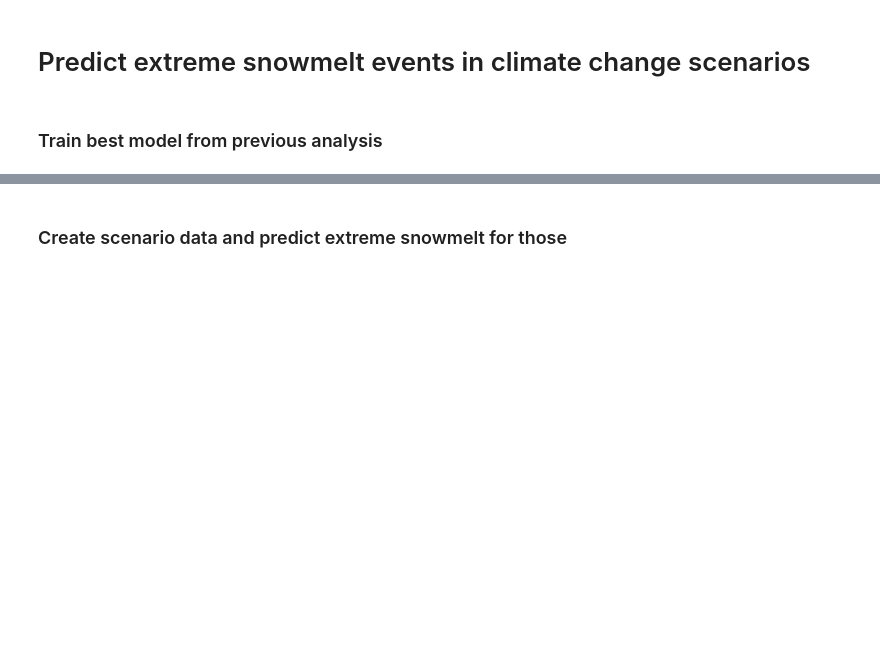
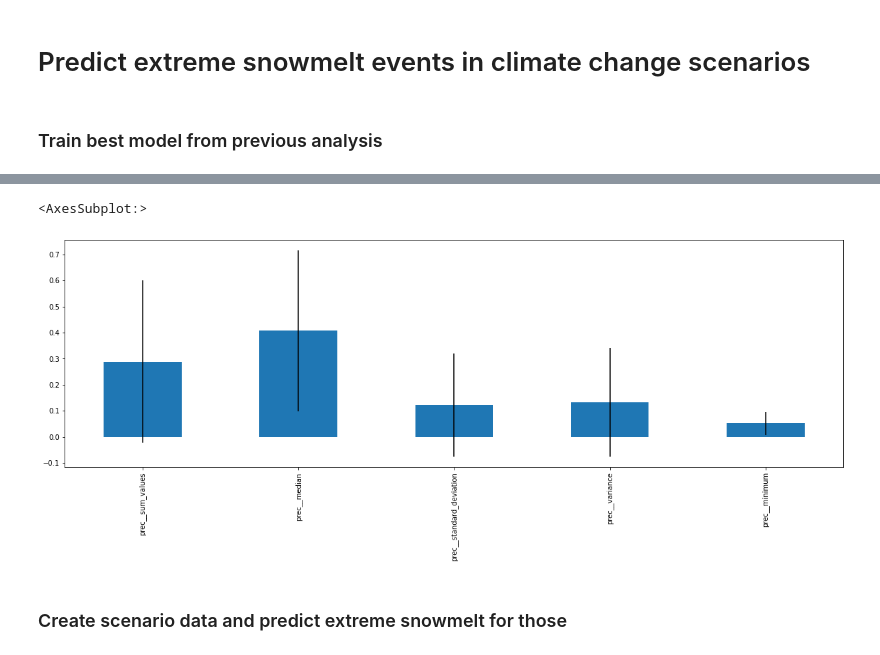
Before and after one commit to cbaggini/extreme-snowmelt-forecast, a Jupyter notebook: extreme-snowmelt-climate-change.ipynb, the cells around one changed output, grey strips where cells are left out. Saved outputs shown, nothing was run; the diff lists cells and outputs as text; code cells hidden in the pictures; blank space fills up the shorter version.

```diff
--- a/extreme-snowmelt-climate-change.ipynb
+++ b/extreme-snowmelt-climate-change.ipynb
@@ -88,3 +85,16 @@ array([0, 0, 0, ..., 1, 0, 0])
+# %%
+## check feature importance
+
+importances = clf.feature_importances_
+forest_importances = pd.Series(importances, index=X_under.columns)
+
+std = np.std([tree.feature_importances_ for tree in clf.estimators_], axis=0)
+
+plt.figure(figsize=(20, 6))
+forest_importances.plot.bar(yerr=std)
+# %% [output]
+<AxesSubplot:>
+[figure, added]
 # %% [markdown]
 ### Create scenario data and predict extreme snowmelt for those
 # %%
```
Also changed, not shown: parts of 6 cells of this notebook, 1 other file.
